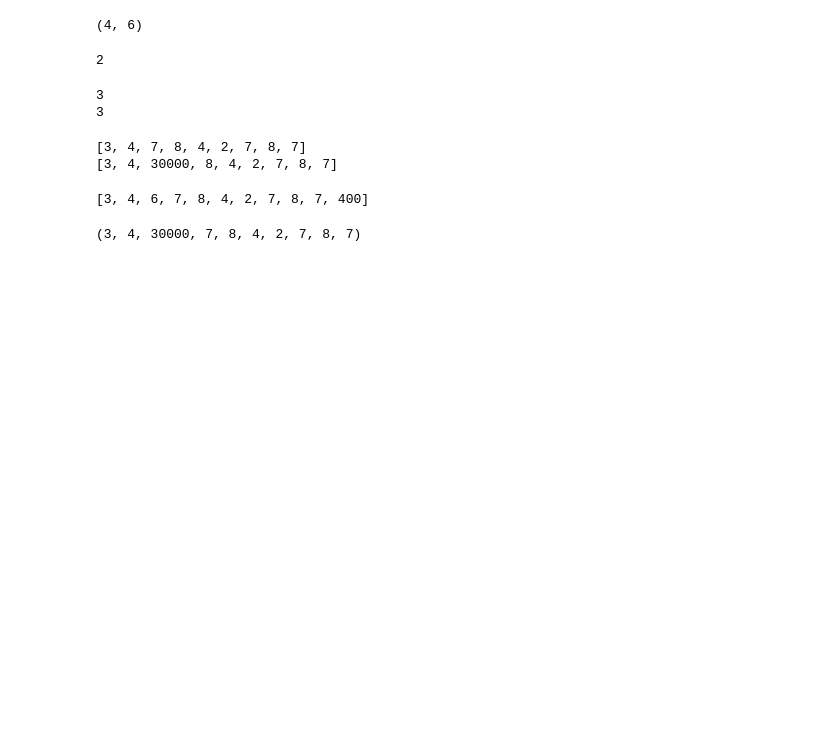
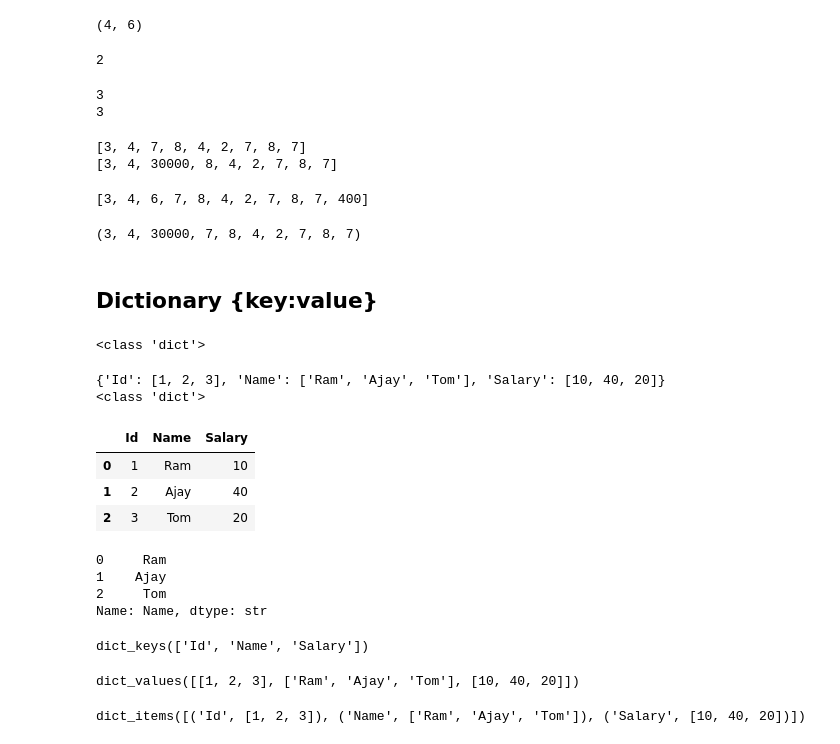
Before and after one commit to sanikamankar92/Python_Repository, a Jupyter notebook: T384_PracticeFile.ipynb, the cells around one changed output. Drawn from its saved outputs; the diff is of its cells as text; code cells hidden in the pictures; blank space fills up the shorter version.

```diff
--- a/T384_PracticeFile.ipynb
+++ b/T384_PracticeFile.ipynb
@@ -1052,3 +1052,19 @@ t1=tuple(L)   #typecasting
 print(t1)
 # %% [output]
 (3, 4, 30000, 7, 8, 4, 2, 7, 8, 7)
+# %% [markdown]
+## Dictionary {key:value}
+# %%
+d1={2:3,4:5}
+print(type(d1))
+# %% [output]
+<class 'dict'>
+# %%
+emp={"Id":[1,2,3],
+     "Name":["Ram","Ajay","Tom"],
+     "Salary":[10,40,20]}
+print(emp)
+print(type(emp))
+# %% [output]
+{'Id': [1, 2, 3], 'Name': ['Ram', 'Ajay', 'Tom'], 'Salary': [10, 40, 20]}
+<class 'dict'>
@@ -1054,0 +1073,27 @@ print(t1)
+# %%
+df=pd.DataFrame(emp)
+df
+# %% [output]
+|  | Id | Name | Salary |
+| 0 | 1 | Ram | 10 |
+| 1 | 2 | Ajay | 40 |
+| 2 | 3 | Tom | 20 |
+# %%
+df["Name"]
+# %% [output]
+0     Ram
+1    Ajay
+2     Tom
+Name: Name, dtype: str
+# %%
+emp.keys()
+# %% [output]
+dict_keys(['Id', 'Name', 'Salary'])
+# %%
+emp.values()
+# %% [output]
+dict_values([[1, 2, 3], ['Ram', 'Ajay', 'Tom'], [10, 40, 20]])
+# %%
+emp.items()
+# %% [output]
+dict_items([('Id', [1, 2, 3]), ('Name', ['Ram', 'Ajay', 'Tom']), ('Salary', [10, 40, 20])])
```
Also changed, not shown: parts of 31 cells of this notebook.
